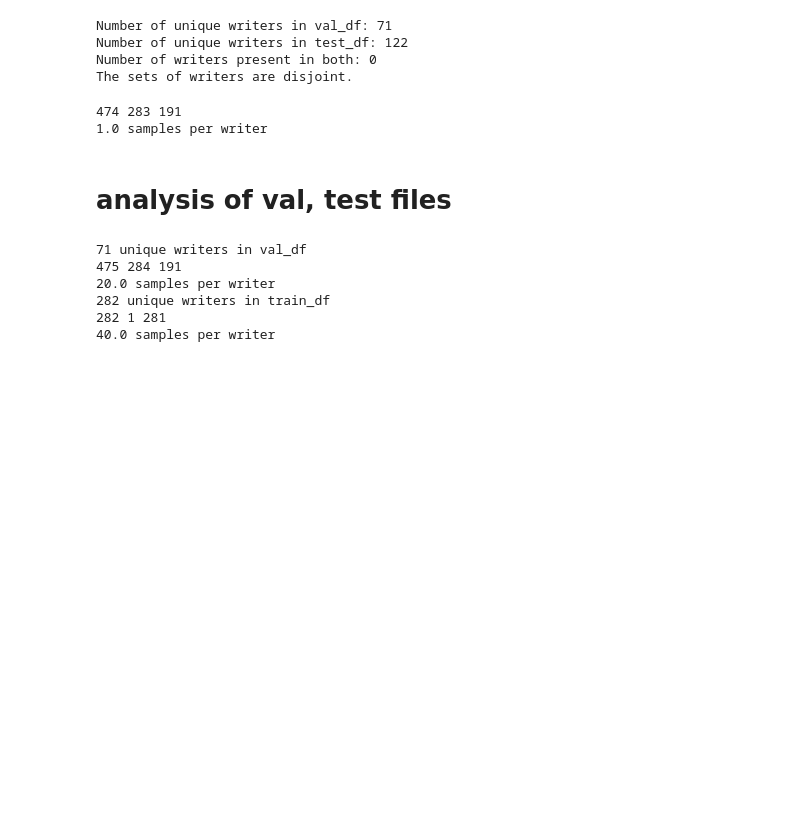
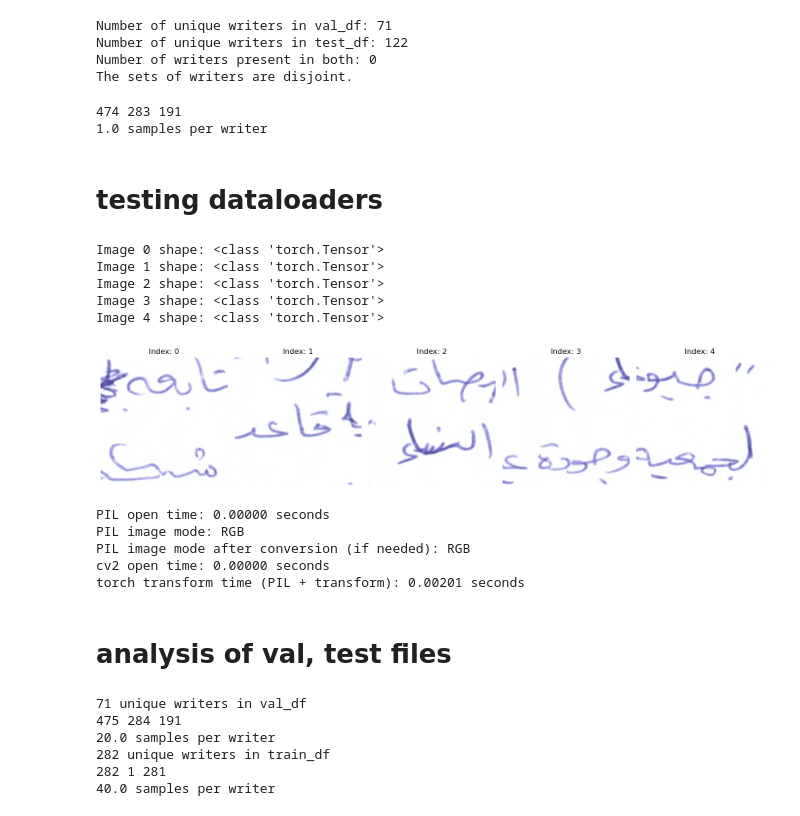
Before and after one commit to gitMorelli/gender_detection, a Jupyter notebook: notebooks/others/test.ipynb, the cells around one changed output. Saved outputs shown, nothing was run; the diff lists cells and outputs as text; code cells hidden in the pictures; blank space fills up the shorter version.

```diff
--- a/notebooks/others/test.ipynb
+++ b/notebooks/others/test.ipynb
@@ -76,6 +90,86 @@ print(len(train_df)/train_df['page'].nunique(), 'samples per writer')
 # %% [output]
 474 283 191
 1.0 samples per writer
+# %% [markdown]
+# testing dataloaders
+# %%
+kind='patches_224'
+input_preprocessed=file_IO.load_preprocessed_files(kind, mode='train')
+train_df = pd.read_csv(f"{source_path}\\outputs\\preprocessed_data\\{input_preprocessed}")
+transform = utils_transforms.get_transform(name='resnet18',use_patches=True,resize=True,custom=False)
+#contrastive_transform = utils_transforms.get_contrastive_transform('simclr')
+dataset = dataframes.PreProcessedDataset(train_df,'male', transform, huggingface=False)
+#dataset = dataframes.PreProcessedDataset_contrastive(train_df, transform, huggingface=False, contrastive_transform=contrastive_transform)
+# %%
+from PIL import Image
+
+import matplotlib.pyplot as plt
+
+# Display the first 5 images directly from the dataset object
+num_images = 5
+fig, axes = plt.subplots(1, num_images, figsize=(15, 5))
+for i in range(num_images):
+    #img = dataset[i]['image1']  # Assuming dataset returns (image, label)
+    img = dataset[i]['image']  # Assuming dataset returns (image, label)
+    print(f"Image {i} shape: {type(img)}")
+    # If img is a tensor, convert to numpy and transpose for imshow
+    if hasattr(img, 'numpy'):
+        img = img.numpy().transpose(1, 2, 0)
+        # Undo normalization for visualization
+        mean = np.array([0.485, 0.456, 0.406])
+        std = np.array([0.229, 0.224, 0.225])
+        img = img * std + mean
+        img = np.clip(img, 0, 1)
+    axes[i].imshow(img)
+    axes[i].set_title(f"Index: {i}")
+    axes[i].axis('off')
+plt.tight_layout()
+plt.show()
+# %% [output]
+Image 0 shape: <class 'torch.Tensor'>
+Image 1 shape: <class 'torch.Tensor'>
+Image 2 shape: <class 'torch.Tensor'>
+Image 3 shape: <class 'torch.Tensor'>
+Image 4 shape: <class 'torch.Tensor'>
+[figure, added]
+# %%
+import time
+from torchvision.io import read_image
+from torchvision.transforms.functional import to_pil_image
+
+sample_path = "C:\\Users\\andre\\VsCode\\PD related projects\\gender_detection\\outputs\\data_on_disk\\51_100\\0051_1\\560_1232.png"
+
+# Time PIL
+start = time.time()
+pil_img = Image.open(sample_path)
+assert pil_img.mode == 'RGB', "PIL image is not in RGB mode"
+pil_time = time.time() - start
+print(f"PIL open time: {pil_time:.5f} seconds")
+print(f"PIL image mode: {pil_img.mode}")
+if pil_img.mode != 'RGB':
+    pil_img = pil_img.convert('RGB')
+print(f"PIL image mode after conversion (if needed): {pil_img.mode}")
+
+# Time cv2
+start = time.time()
+cv2_img = cv2.imread(sample_path)
+cv2_time = time.time() - start
+print(f"cv2 open time: {cv2_time:.5f} seconds")
+
+# Time torch (via PIL + transform)
+start = time.time()
+image_tensor = read_image(sample_path)
+# Convert to PIL for Hugging Face processor
+image = to_pil_image(image_tensor)
+
+torch_time = time.time() - start
+print(f"torch transform time (PIL + transform): {torch_time:.5f} seconds")
+# %% [output]
+PIL open time: 0.00000 seconds
+PIL image mode: RGB
+PIL image mode after conversion (if needed): RGB
+cv2 open time: 0.00000 seconds
+torch transform time (PIL + transform): 0.00201 seconds
 # %% [markdown]
 # analysis of val, test files
 # %%
```
Also changed, not shown: parts of 2 cells of this notebook, 8 other files.
